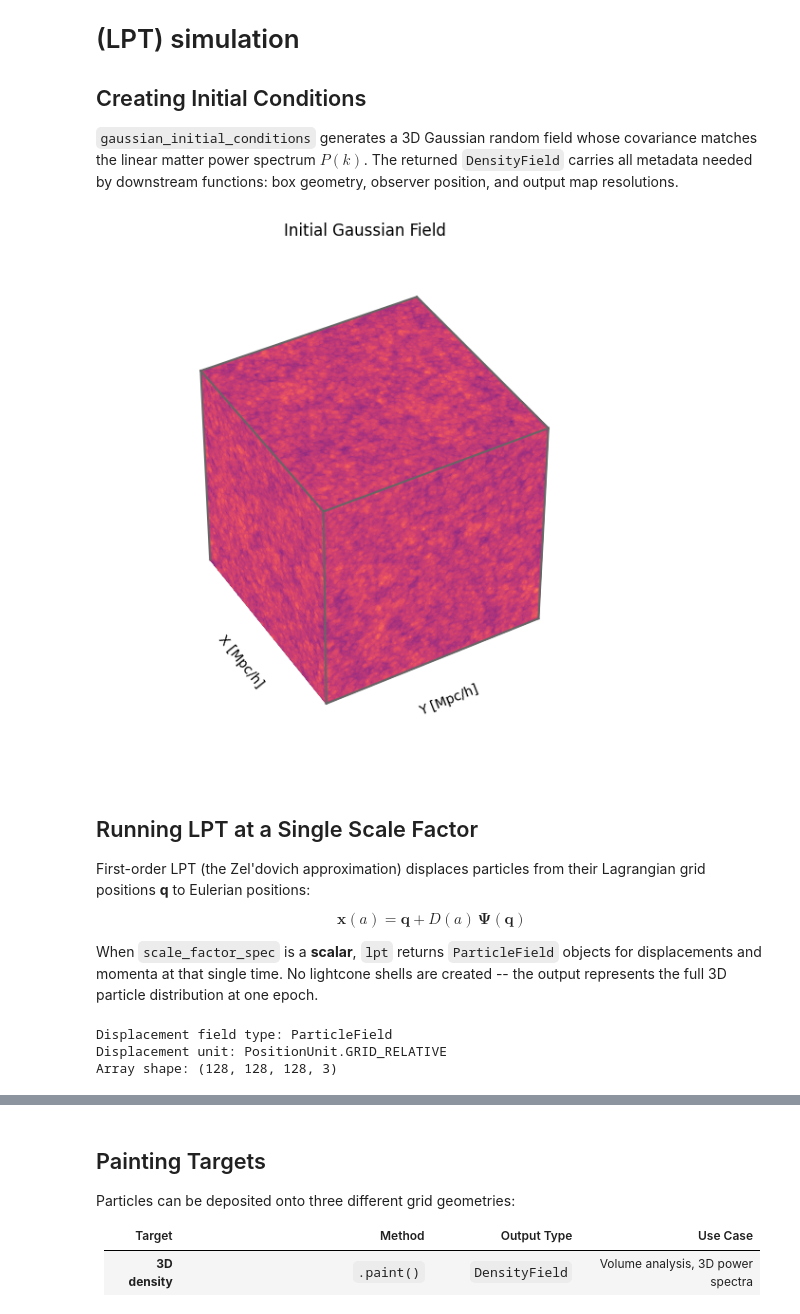
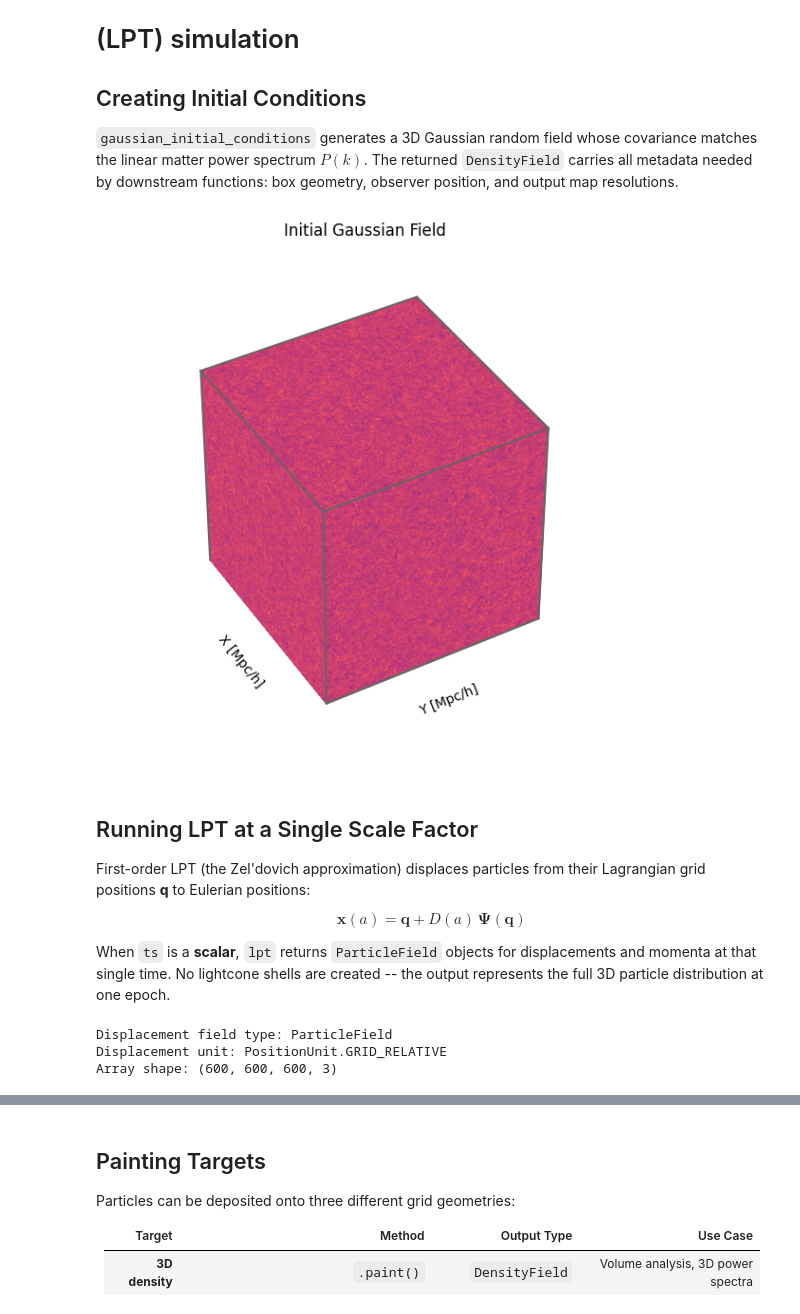
Before and after one commit to ASKabalan/fwd-model-tools, a Jupyter notebook: notebooks/01-basics.ipynb, the cells around one changed output, grey strips where cells are left out. Cells and saved outputs as stored; diff of their text form; code cells hidden in the pictures.

```diff
--- a/notebooks/01-basics.ipynb
+++ b/notebooks/01-basics.ipynb
@@ -109,28 +120,30 @@ And generally speaking, we enforce that the dynamic metadata have the same leadi
 `gaussian_initial_conditions` generates a 3D Gaussian random field whose covariance matches the linear matter power spectrum $P(k)$. The returned `DensityField` carries all metadata needed by downstream functions: box geometry, observer position, and output map resolutions.
 # %%
 key = jax.random.PRNGKey(42)
-mesh_size = (128, 128, 128)
-box_size = (500.0, 500.0, 500.0)
-nside = 128
-flatsky_npix = (128, 128)
+mesh_size = (600, 600, 600)
+box_size = (2000.0, 2000.0, 2000.0)
+nside = 256
+flatsky_npix = (256, 256)
 field_size = (10, 10)
-cosmo = ffi.Planck18()
+cosmo = jc.Planck18()
+shell_width = 300.0
 
 initial_field = ffi.gaussian_initial_conditions(
     key, mesh_size, box_size,
     cosmo=cosmo,
     nside=nside,
     flatsky_npix=flatsky_npix,
     field_size=field_size,
 )
 
 initial_field.show(
     labels=["X [Mpc/h]", "Y [Mpc/h]", ""],
     colorbar=False,
     titles=["Initial Gaussian Field"],
 )
+a_target = jc.background.a_of_chi(cosmo, initial_field.max_comoving_radius - shell_width / 2.0)
 # %% [output]
-[figure, old version]
+[figure, new version]
 # %% [markdown]
 ## Running LPT at a Single Scale Factor
 
@@ -138,9 +151,9 @@ First-order LPT (the Zel'dovich approximation) displaces particles from their La
 
 $$\mathbf{x}(a) = \mathbf{q} + D(a)\,\boldsymbol{\Psi}(\mathbf{q})$$
 
-When `scale_factor_spec` is a **scalar**, `lpt` returns `ParticleField` objects for displacements and momenta at that single time. No lightcone shells are created -- the output represents the full 3D particle distribution at one epoch.
+When `ts` is a **scalar**, `lpt` returns `ParticleField` objects for displacements and momenta at that single time. No lightcone shells are created -- the output represents the full 3D particle distribution at one epoch.
 # %%
-dx, p = ffi.lpt(cosmo, initial_field, scale_factor_spec=0.5, order=1)
+dx, p = ffi.lpt(cosmo, initial_field, ts=a_target, order=1)
 
 print(f"Displacement field type: {type(dx).__name__}")
 print(f"Displacement unit: {dx.unit}")
@@ -148,7 +161,7 @@ print(f"Array shape: {dx.array.shape}")
 # %% [output]
 Displacement field type: ParticleField
 Displacement unit: PositionUnit.GRID_RELATIVE
-Array shape: (128, 128, 128, 3)
+Array shape: (600, 600, 600, 3)
 # %% [markdown]
 ## ParticleField Coordinate Systems
 
```
Also changed, not shown: parts of 18 cells of this notebook, 16 other files.
